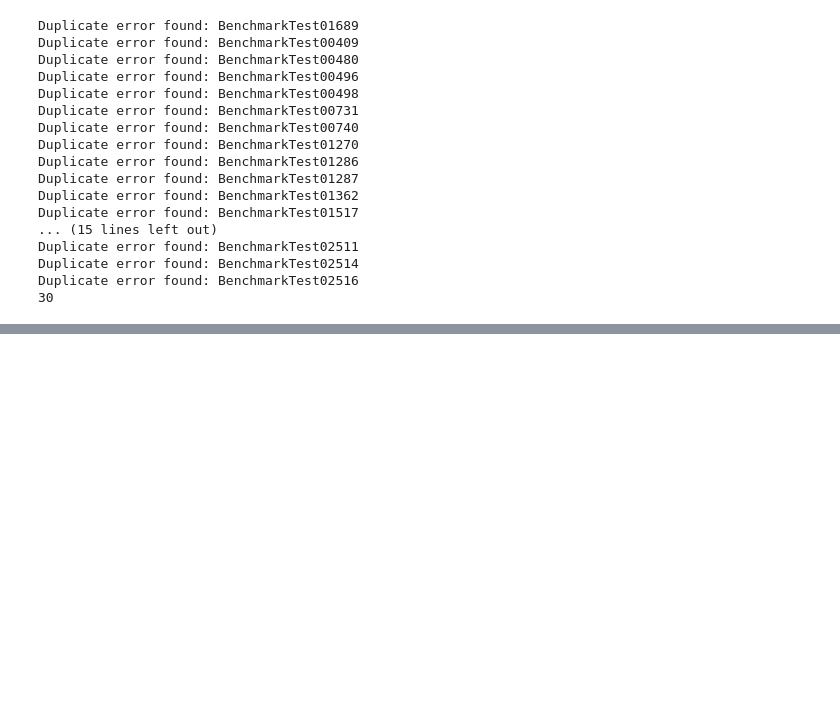
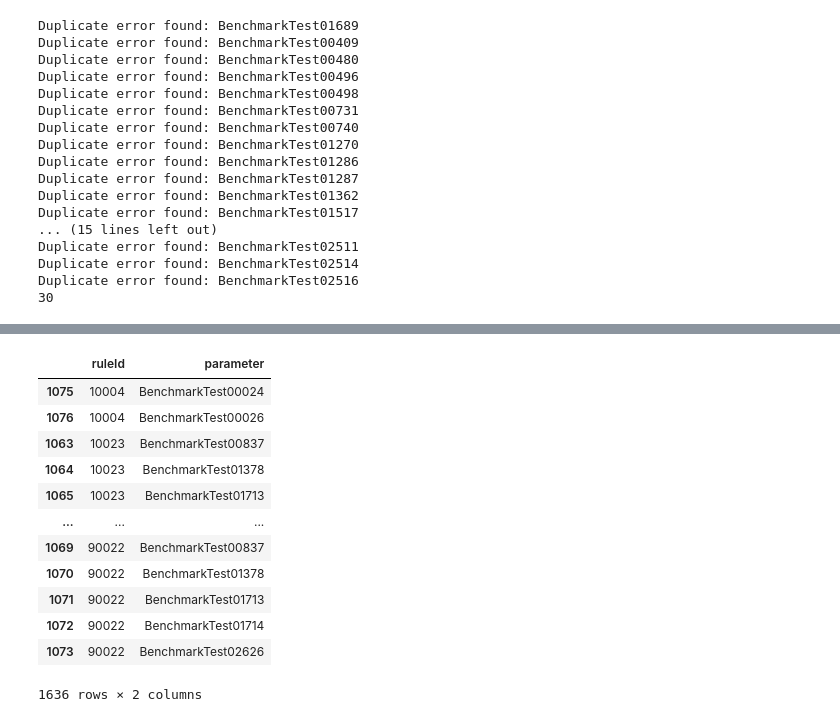
Before and after one commit to Vu-Quoc-Tuan/Combine_Result_DAST_Tools, a Jupyter notebook: Report/analysis.ipynb, the cells around one changed output, grey strips where cells are left out. Cells and saved outputs as stored; diff of their text form; code cells hidden in the pictures; blank space fills up the shorter version.

```diff
--- a/Report/analysis.ipynb
+++ b/Report/analysis.ipynb
@@ -28,8 +28,8 @@ securecookie = expected_result[expected_result[' category'] == 'securecookie']
 LOAD REPORT
 # %%
 wapiti_rp = pd.read_json('./Raw/Wapiti_report/path.json')
-zap_rp = pd.read_json('./Raw/ZAP_report/path.json')
-merge_rp = pd.read_json('./Combine_report/merged_sarif.json')
+zap_rp = pd.read_json('./Raw/ZAP_report/3.json')
+merge_rp = pd.read_json('./Combine_report/cmdi.json')
 # %%
 vul_merge = merge_rp['runs']
 vul_zap = zap_rp['runs']
@@ -272,0 +369,25 @@ Duplicate error found: BenchmarkTest02516
+# %%
+with open("./Raw/ZAP_report/3.json", "r", encoding="utf-8") as f:
+    data = json.load(f)
+# %%
+from urllib.parse import parse_qs, urlparse
+
+
+rows_filtered = []
+for run in data.get("runs", []):
+    for res in run.get("results", []):
+        rid = str(res.get("ruleId", ""))
+        locs = res.get("locations", []) or []
+        params = []
+        if locs:
+            art = (locs[0].get("physicalLocation", {}) or {}).get("artifactLocation", {}) or {}
+            uri = art.get("uri", "")
+            if uri:
+                parsed = urlparse(uri)
+                qs = parse_qs(parsed.query)
+                params = [p for p in qs.keys() if p.startswith("BenchmarkTest")]
+        for p in params:
+            rows_filtered.append({
+                "ruleId": rid,
+                "parameter": p
+            })
@@ -272,0 +408,20 @@ Duplicate error found: BenchmarkTest02516
+# %%
+df_params_filtered = pd.DataFrame(rows_filtered).drop_duplicates().sort_values("ruleId")
+# %%
+from IPython.display import display
+
+display(df_params_filtered)
+# %% [output]
+|  | ruleId | parameter |
+| 1075 | 10004 | BenchmarkTest00024 |
+| 1076 | 10004 | BenchmarkTest00026 |
+| 1063 | 10023 | BenchmarkTest00837 |
+| 1064 | 10023 | BenchmarkTest01378 |
+| 1065 | 10023 | BenchmarkTest01713 |
+| ... | ... | ... |
+| 1069 | 90022 | BenchmarkTest00837 |
+| 1070 | 90022 | BenchmarkTest01378 |
+| 1071 | 90022 | BenchmarkTest01713 |
+| 1072 | 90022 | BenchmarkTest01714 |
+| 1073 | 90022 | BenchmarkTest02626 |
+1636 rows × 2 columns
```
Also changed, not shown: parts of 8 cells of this notebook, 10 other files.
